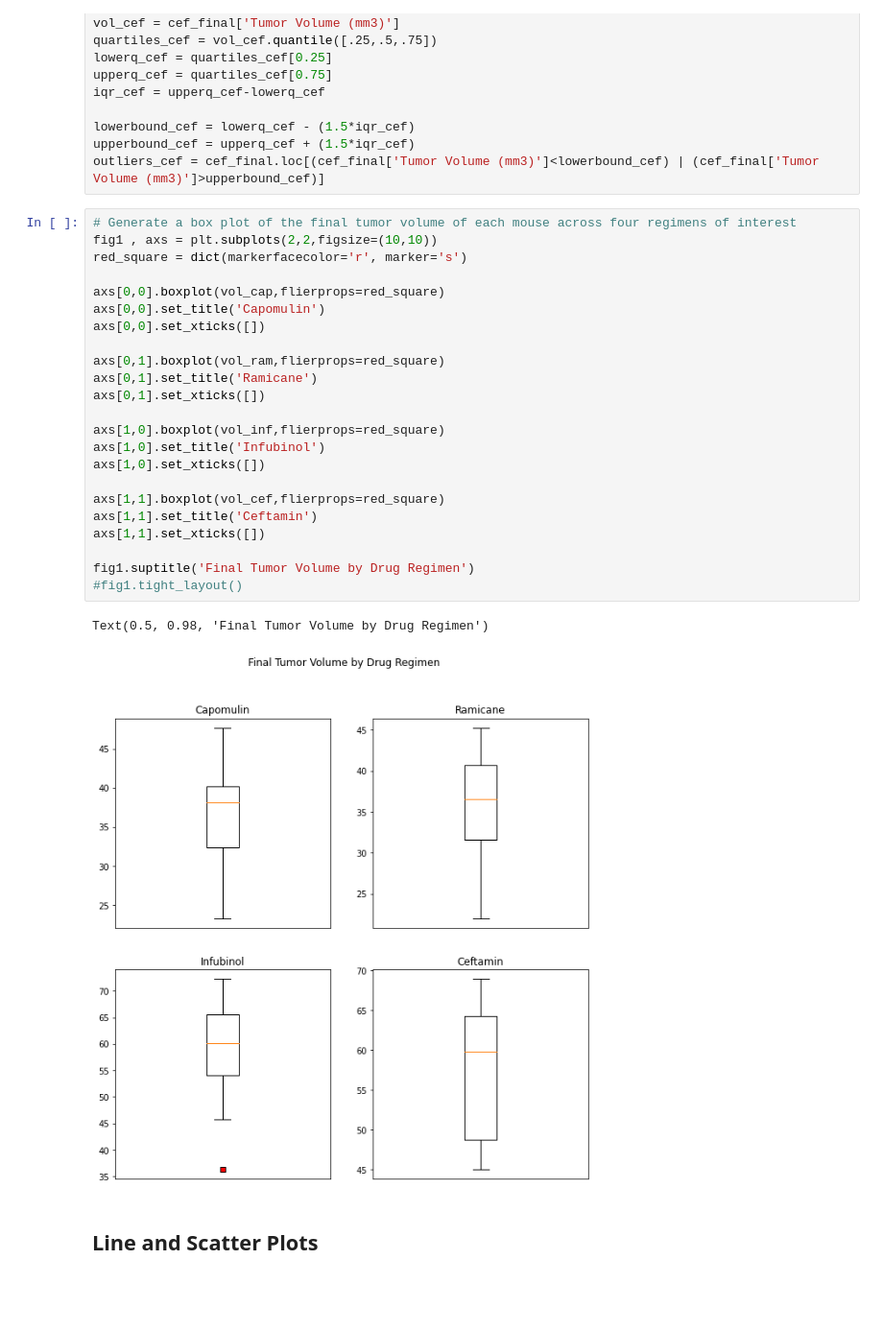
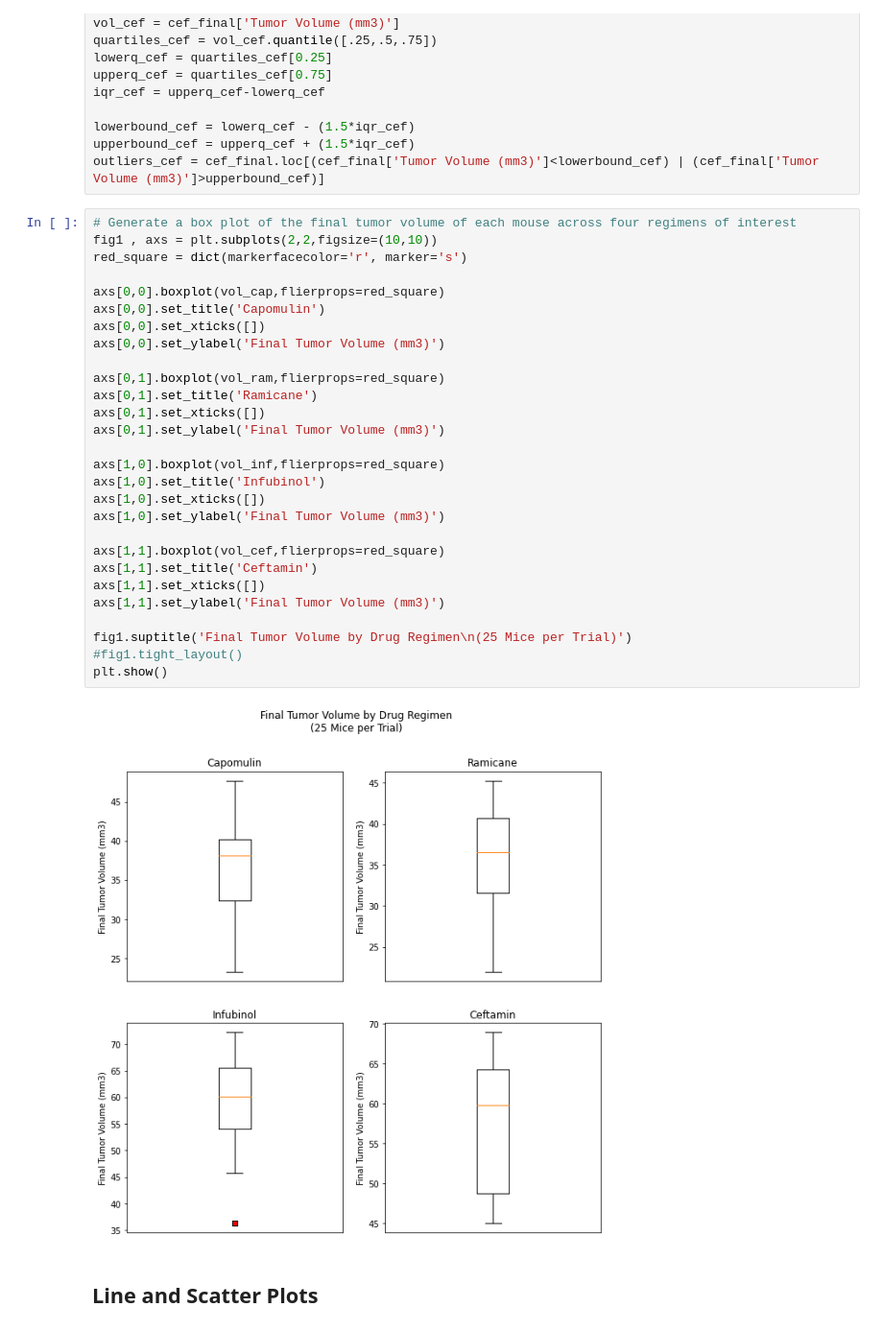
Before and after one commit to amerikonnor/matplotlib-challenge, a Jupyter notebook: pymaceuticals_starter.ipynb, the cells around one changed output. Shown at 96% size. Saved outputs shown, nothing was run; the diff lists cells and outputs as text; blank space fills up the shorter version.

```diff
--- a/pymaceuticals_starter.ipynb
+++ b/pymaceuticals_starter.ipynb
@@ -267,28 +282,32 @@ outliers_cef = cef_final.loc[(cef_final['Tumor Volume (mm3)']<lowerbound_cef) |
 # %%
 # Generate a box plot of the final tumor volume of each mouse across four regimens of interest
 fig1 , axs = plt.subplots(2,2,figsize=(10,10))
 red_square = dict(markerfacecolor='r', marker='s')
 
 axs[0,0].boxplot(vol_cap,flierprops=red_square)
 axs[0,0].set_title('Capomulin')
 axs[0,0].set_xticks([])
+axs[0,0].set_ylabel('Final Tumor Volume (mm3)')
 
 axs[0,1].boxplot(vol_ram,flierprops=red_square)
 axs[0,1].set_title('Ramicane')
 axs[0,1].set_xticks([])
+axs[0,1].set_ylabel('Final Tumor Volume (mm3)')
 
 axs[1,0].boxplot(vol_inf,flierprops=red_square)
 axs[1,0].set_title('Infubinol')
 axs[1,0].set_xticks([])
+axs[1,0].set_ylabel('Final Tumor Volume (mm3)')
 
 axs[1,1].boxplot(vol_cef,flierprops=red_square)
 axs[1,1].set_title('Ceftamin')
 axs[1,1].set_xticks([])
+axs[1,1].set_ylabel('Final Tumor Volume (mm3)')
 
-fig1.suptitle('Final Tumor Volume by Drug Regimen')
+fig1.suptitle('Final Tumor Volume by Drug Regimen\n(25 Mice per Trial)')
 #fig1.tight_layout()
+plt.show()
 # %% [output]
-Text(0.5, 0.98, 'Final Tumor Volume by Drug Regimen')
-[figure, old version]
+[figure, new version]
 # %% [markdown]
 ## Line and Scatter Plots
```
Also changed, not shown: parts of 9 cells of this notebook.
